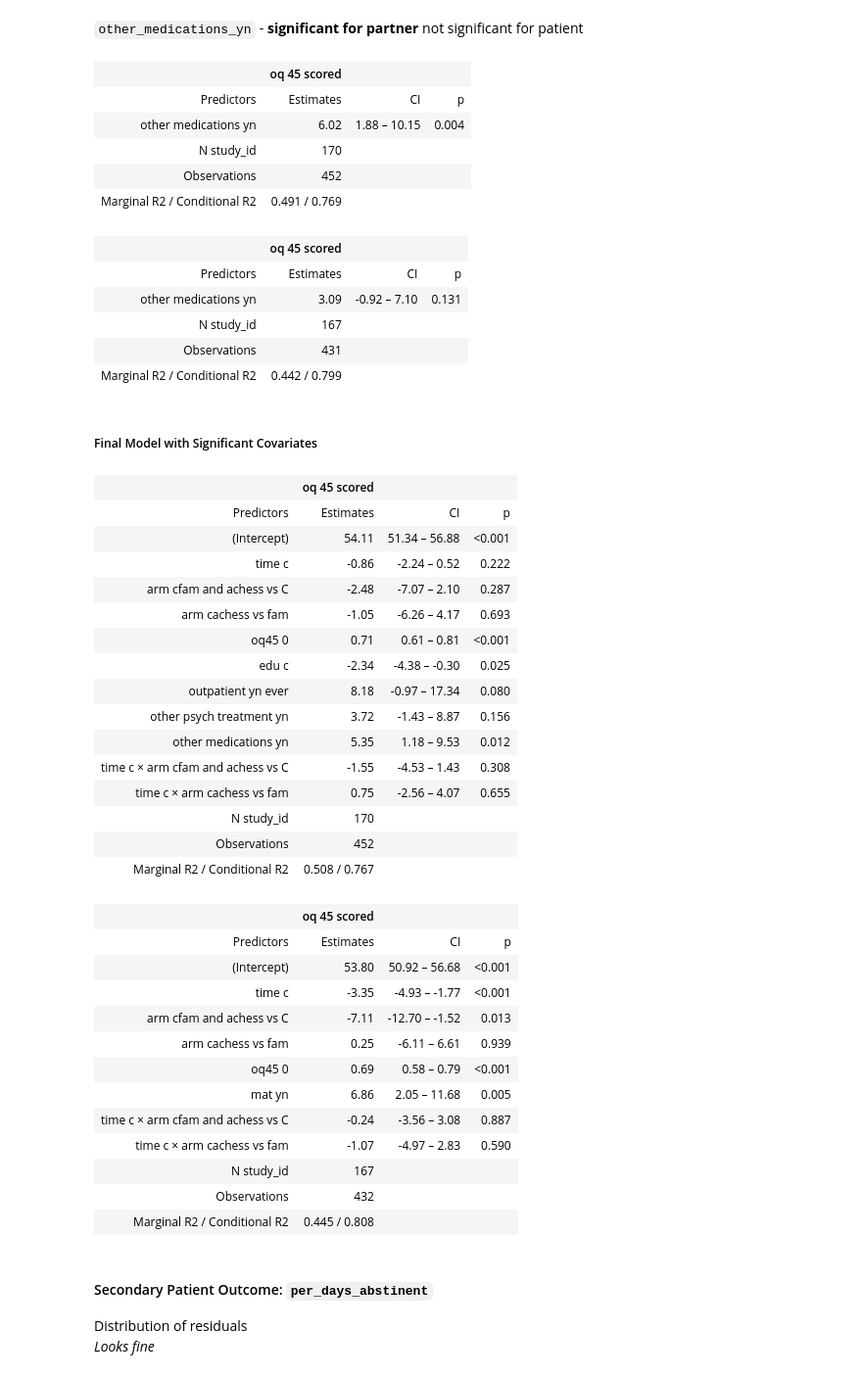
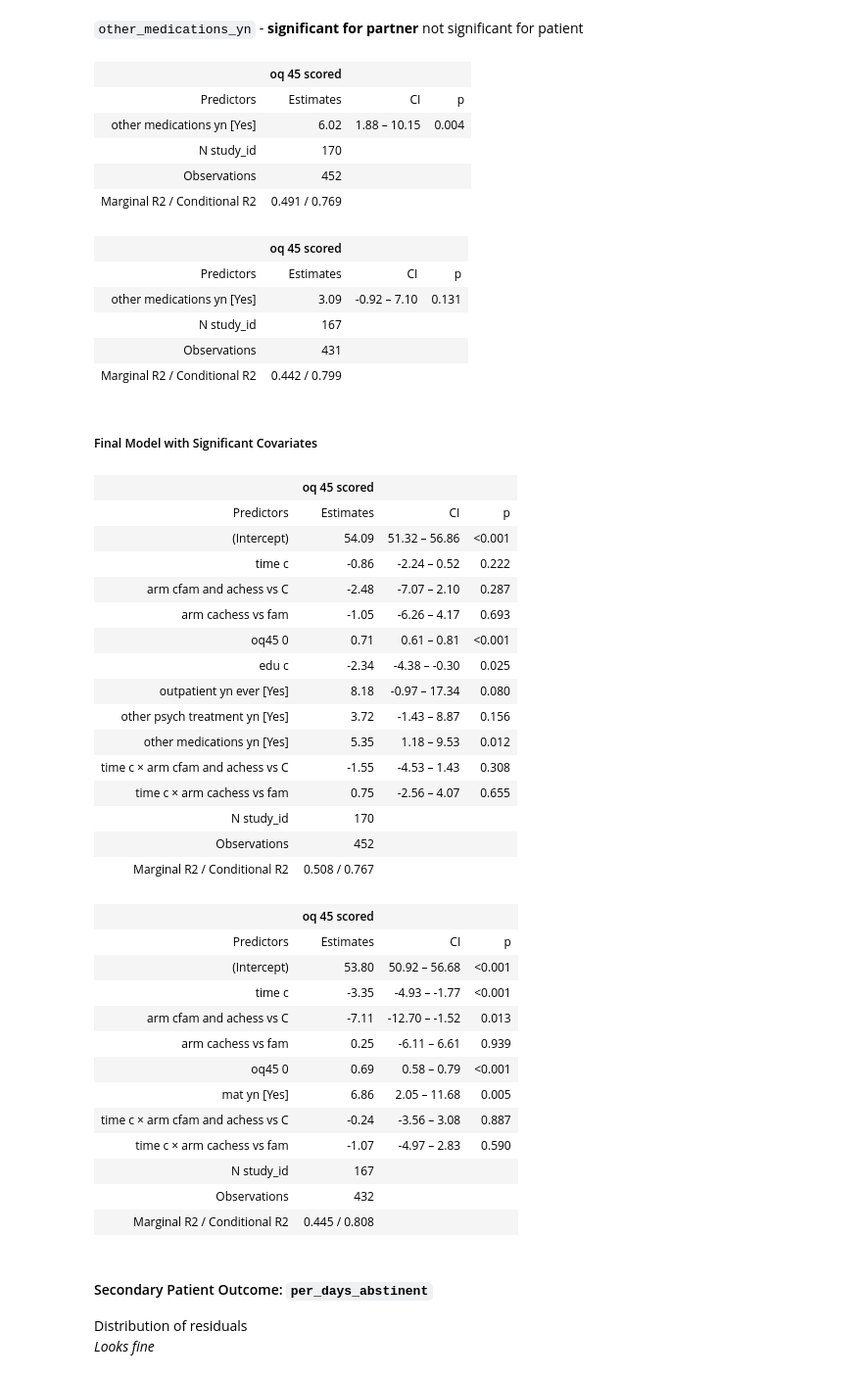
Before and after one commit to KendraPaquette/study_famchess, a Jupyter notebook: notebooks/eda_modeling.embed.ipynb, the cells around one changed output. Shown at 98% size. Cells and saved outputs as stored; diff of their text form; code cells hidden in the pictures.

```diff
--- a/notebooks/eda_modeling.embed.ipynb
+++ b/notebooks/eda_modeling.embed.ipynb
@@ -23,4 +23,6 @@ devtools::source_url("https://github.com/jjcurtin/lab_support/blob/main/format_p
 ## Data
 # %%
 data <- read_csv(here::here(path_data, "famchess_data_ana.csv"),
-                 show_col_types = FALSE)
+                 show_col_types = FALSE) |>
+  mutate(across(where(is.character), ~as.factor(.x))) |>
+  glimpse()
@@ -26,0 +49,7 @@ data <- read_csv(here::here(path_data, "famchess_data_ana.csv"),
+# %%
+data <- data |>
+  mutate(hdd_0 = hdd_0 - mean(hdd_0, na.rm = TRUE),
+         pda_0 = pda_0 - mean(pda_0, na.rm = TRUE),
+         oq45_0 = oq45_0 - mean(oq45_0, na.rm = TRUE),
+         relationsatisf_0 = relationsatisf_0 - mean(relationsatisf_0, na.rm = TRUE),
+         abuse_0 = abuse_0 - mean(abuse_0, na.rm = TRUE))
@@ -26,0 +58,4 @@ data <- read_csv(here::here(path_data, "famchess_data_ana.csv"),
+# %%
+data <- data |>
+  mutate(time = factor(time, levels = c("4 Month", "8 Month", "12 Month")),
+         time_c = as.numeric(time) - 2)
@@ -27,3 +64,13 @@ data <- read_csv(here::here(path_data, "famchess_data_ana.csv"),
+# %%
+data <- data |>
+  mutate(age_c = age - mean(age, na.rm = TRUE),
+         edu = factor(edu, levels = c("8th grade or less",
+                                      "Some high school, but did not graduate",
+                                      "High school graduate or GED",
+                                      "Some college or 2 year degree",
+                                      "4-year college graduate",
+                                      "More than 4-year college degree")),
+         edu_c = as.numeric(edu) - mean(as.numeric(edu), na.rm = TRUE))
 # %% [markdown]
 ### Check Assumptions for Analyses of Study Arm Effects
 
@@ -415,18 +475,19 @@ lmer(oq45_scored ~ time_c*arm_c + oq45_0 + other_psych_treatment_yn +
 `other_medications_yn` - **significant for partner** not significant for patient
 # %%
 lmer(oq45_scored ~ time_c*arm_c + oq45_0 + other_medications_yn +
-       (1 + time_c | study_id), data = subset(data, dyad == 1)) |>
-  sjPlot::tab_model(show.re.var = F, show.icc = F, terms = c("other_medications_yn"))
+       (1 + time_c | study_id), data = subset(data, dyad == "Partner")) |>
+  sjPlot::tab_model(show.re.var = F, show.icc = F,
+                    terms = c("other_medications_ynYes"))
 # %% [output]
 |  | oq 45 scored |  |  |
 | Predictors | Estimates | CI | p |
-| other medications yn | 6.02 | 1.88 – 10.15 | 0.004 |
+| other medications yn [Yes] | 6.02 | 1.88 – 10.15 | 0.004 |
 | N study_id | 170 |  |  |
 | Observations | 452 |  |  |
 | Marginal R2 / Conditional R2 | 0.491 / 0.769 |  |  |
 |  | oq 45 scored |  |  |
 | Predictors | Estimates | CI | p |
-| other medications yn | 3.09 | -0.92 – 7.10 | 0.131 |
+| other medications yn [Yes] | 3.09 | -0.92 – 7.10 | 0.131 |
 | N study_id | 167 |  |  |
 | Observations | 431 |  |  |
 | Marginal R2 / Conditional R2 | 0.442 / 0.799 |  |  |
@@ -435,20 +496,20 @@ lmer(oq45_scored ~ time_c*arm_c + oq45_0 + other_medications_yn +
 # %%
 lmer(oq45_scored ~ time_c*arm_c + oq45_0 + edu_c + outpatient_yn_ever +
        other_psych_treatment_yn + other_medications_yn +
-       (1 + time_c | study_id), data = subset(data, dyad == 1)) |>
+       (1 + time_c | study_id), data = subset(data, dyad == "Partner")) |>
   sjPlot::tab_model(show.re.var = F, show.icc = F)
 # %% [output]
 |  | oq 45 scored |  |  |
 | Predictors | Estimates | CI | p |
-| (Intercept) | 54.11 | 51.34 – 56.88 | <0.001 |
+| (Intercept) | 54.09 | 51.32 – 56.86 | <0.001 |
 | time c | -0.86 | -2.24 – 0.52 | 0.222 |
 | arm cfam and achess vs C | -2.48 | -7.07 – 2.10 | 0.287 |
 | arm cachess vs fam | -1.05 | -6.26 – 4.17 | 0.693 |
 | oq45 0 | 0.71 | 0.61 – 0.81 | <0.001 |
 | edu c | -2.34 | -4.38 – -0.30 | 0.025 |
-| outpatient yn ever | 8.18 | -0.97 – 17.34 | 0.080 |
-| other psych treatment yn | 3.72 | -1.43 – 8.87 | 0.156 |
-| other medications yn | 5.35 | 1.18 – 9.53 | 0.012 |
+| outpatient yn ever [Yes] | 8.18 | -0.97 – 17.34 | 0.080 |
+| other psych treatment yn [Yes] | 3.72 | -1.43 – 8.87 | 0.156 |
+| other medications yn [Yes] | 5.35 | 1.18 – 9.53 | 0.012 |
 | time c × arm cfam and achess vs C | -1.55 | -4.53 – 1.43 | 0.308 |
 | time c × arm cachess vs fam | 0.75 | -2.56 – 4.07 | 0.655 |
 | N study_id | 170 |  |  |
@@ -461,7 +522,7 @@ lmer(oq45_scored ~ time_c*arm_c + oq45_0 + edu_c + outpatient_yn_ever +
 | arm cfam and achess vs C | -7.11 | -12.70 – -1.52 | 0.013 |
 | arm cachess vs fam | 0.25 | -6.11 – 6.61 | 0.939 |
 | oq45 0 | 0.69 | 0.58 – 0.79 | <0.001 |
-| mat yn | 6.86 | 2.05 – 11.68 | 0.005 |
+| mat yn [Yes] | 6.86 | 2.05 – 11.68 | 0.005 |
 | time c × arm cfam and achess vs C | -0.24 | -3.56 – 3.08 | 0.887 |
 | time c × arm cachess vs fam | -1.07 | -4.97 – 2.83 | 0.590 |
 | N study_id | 167 |  |  |
```
Also changed, not shown: parts of 156 cells of this notebook, 14 other files.
